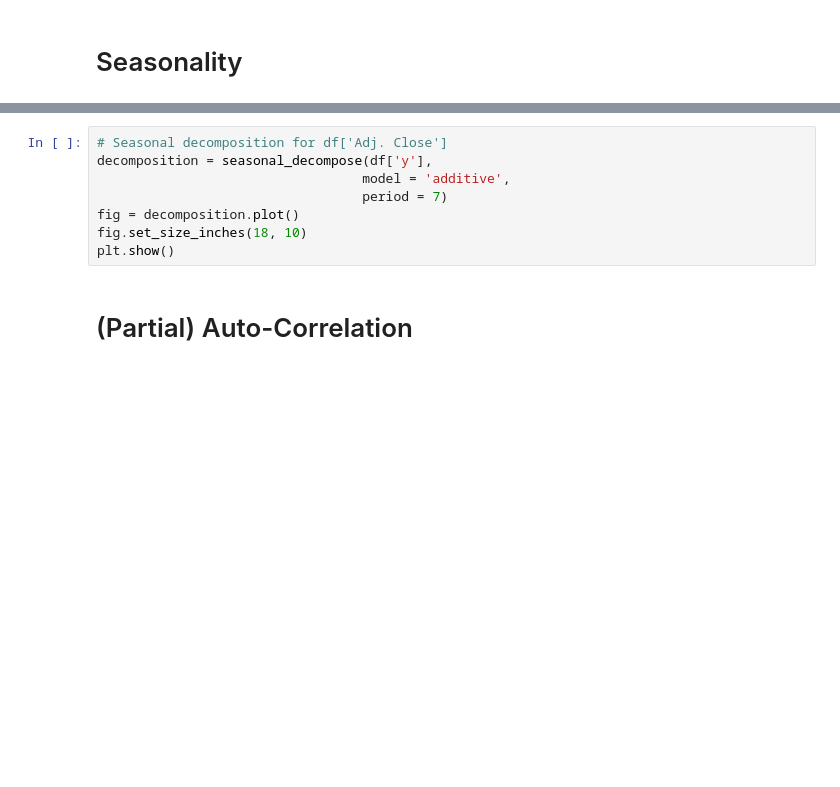
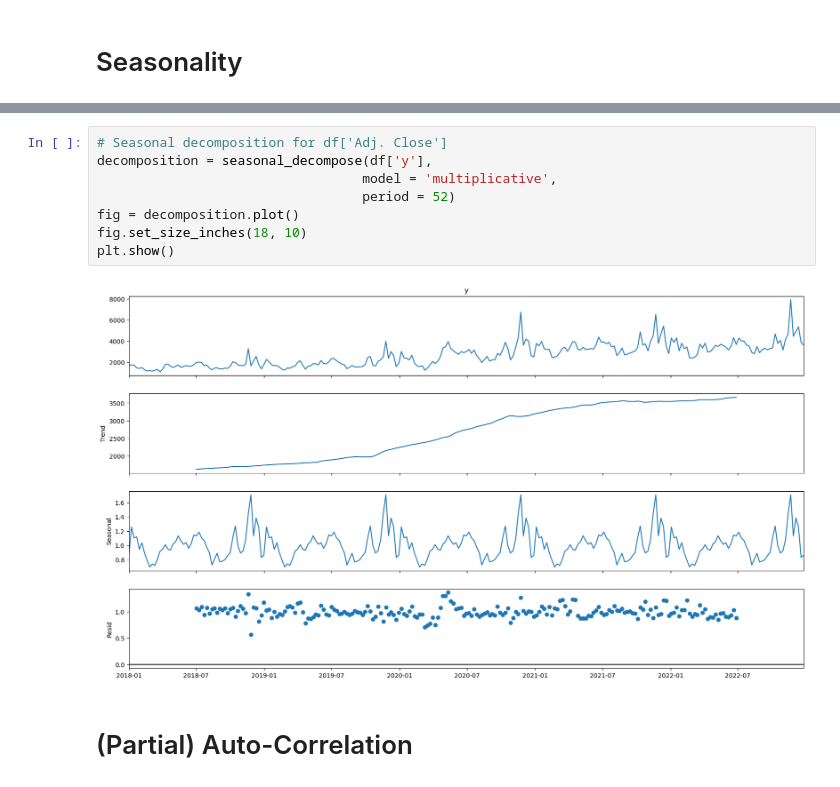
Before and after one commit to tzvikif/time_series_forcasting_udemy, a Jupyter notebook: Time_Series_Analysis/Time_Series_Analysis/Exponential_Smoothing_and_Holt_Winters/Useful_Code_Template.ipynb, the cells around one changed output, grey strips where cells are left out. Saved outputs shown, nothing was run; the diff lists cells and outputs as text; blank space fills up the shorter version.

```diff
--- a/Time_Series_Analysis/Time_Series_Analysis/Exponential_Smoothing_and_Holt_Winters/Useful_Code_Template.ipynb
+++ b/Time_Series_Analysis/Time_Series_Analysis/Exponential_Smoothing_and_Holt_Winters/Useful_Code_Template.ipynb
@@ -38,11 +76,13 @@ plt.show()
 # %%
 # Seasonal decomposition for df['Adj. Close']
 decomposition = seasonal_decompose(df['y'],
-                                  model = 'additive',
-                                  period = 7)
+                                  model = 'multiplicative',
+                                  period = 52)
 fig = decomposition.plot()
 fig.set_size_inches(18, 10)
 plt.show()
+# %% [output]
+[figure, added]
 # %% [markdown]
 # (Partial) Auto-Correlation
 # %%
```
Also changed, not shown: parts of 13 cells of this notebook, 1 other file.
